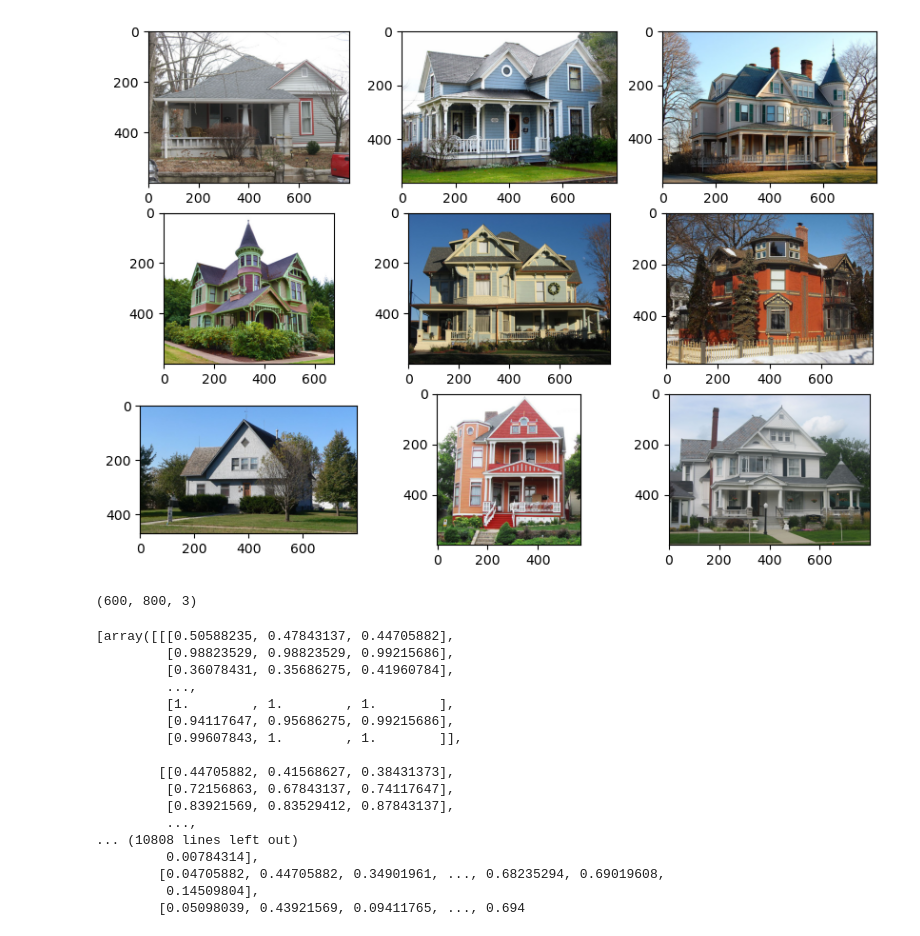
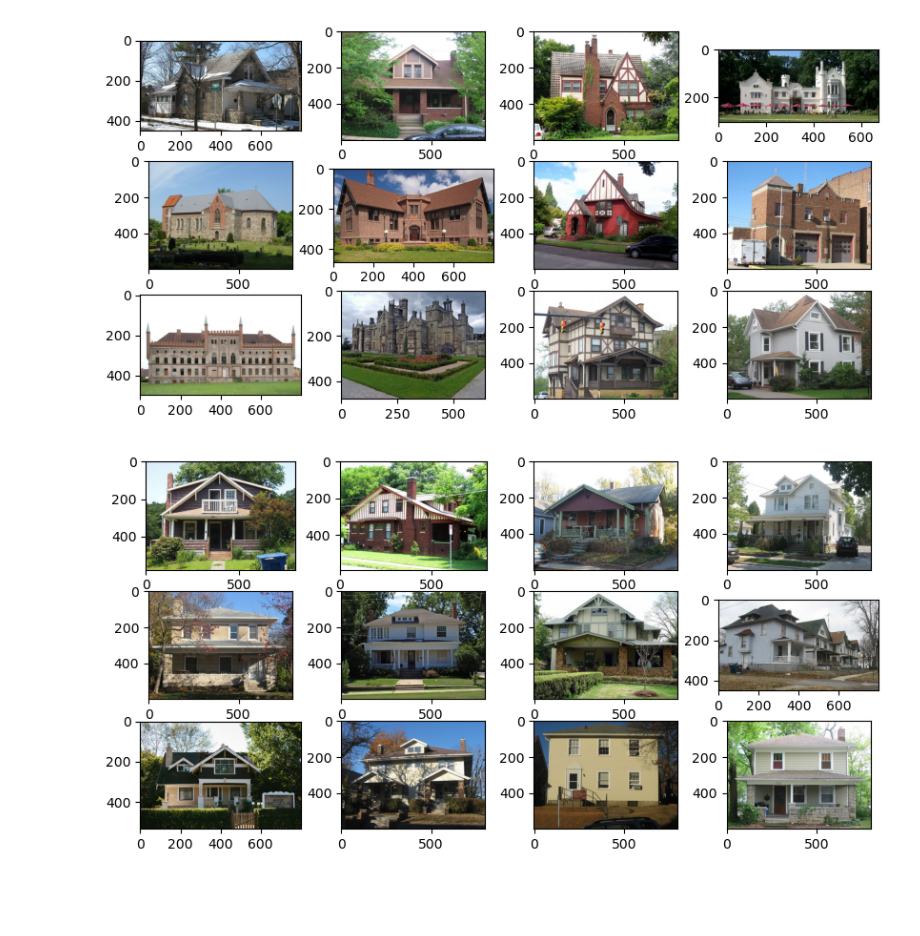
Before and after one commit to JuliaTinkey/Project-4-Home-Image-Classification, a Jupyter notebook: image_upload.ipynb, the cells around one changed output. Saved outputs shown, nothing was run; the diff lists cells and outputs as text; code cells hidden in the pictures; blank space fills up the shorter version.

Commit message:
working image upload file

```diff
--- a/image_upload.ipynb
+++ b/image_upload.ipynb
@@ -17,0 +22,15 @@ images = load_images_from_folder("Queen Anne architecture")
+# %%
+# Upload image sets
+imagesVic = load_images_from_folder("Queen Anne architecture")
+imagesTud = load_images_from_folder("Tudor Revival architecture")
+imagesCra = load_images_from_folder("American craftsman style")
+# %%
+fig = plt.figure(figsize=(10, 5))
+rows = 3
+columns = 4
+
+# Displays the first images from your list
+for i in range(1, columns*rows + 1):
+    fig.add_subplot(rows, columns, i)
+    plt.imshow(imagesVic[i-1])
+plt.show()
@@ -18,12 +39,12 @@ images = load_images_from_folder("Queen Anne architecture")
 # %%
-fig = plt.figure(figsize=(10, 7))
+fig = plt.figure(figsize=(10, 5))
 rows = 3
-columns = 3
+columns = 4
 
 # Displays the first 9 images from your list
 for i in range(1, columns*rows + 1):
     fig.add_subplot(rows, columns, i)
-    plt.imshow(images[i-1])
+    plt.imshow(imagesTud[i-1])
 plt.show()
 # %% [output]
-[figure, old version]
+[figure, new version]
@@ -33,4 +51,12 @@ numpy_images = [np.array(img) for img in images]
-# %%
-numpy_images[0]
-# %% [output]
-(600, 800, 3)
+# %%
+fig = plt.figure(figsize=(10, 5))
+rows = 3
+columns = 4
+
+# Displays the first 9 images from your list
+for i in range(1, columns*rows + 1):
+    fig.add_subplot(rows, columns, i)
+    plt.imshow(imagesCra[i-1])
+plt.show()
+# %% [output]
+[figure, added]
@@ -43,20 +96,0 @@ numpy_images = [img / 255.0 for img in numpy_images]
-# %%
-numpy_images
-# %% [output]
-[array([[[0.50588235, 0.47843137, 0.44705882],
-         [0.98823529, 0.98823529, 0.99215686],
-         [0.36078431, 0.35686275, 0.41960784],
-         ...,
-         [1.        , 1.        , 1.        ],
-         [0.94117647, 0.95686275, 0.99215686],
-         [0.99607843, 1.        , 1.        ]],
-
-        [[0.44705882, 0.41568627, 0.38431373],
-         [0.72156863, 0.67843137, 0.74117647],
-         [0.83921569, 0.83529412, 0.87843137],
-         ...,
-... (10808 lines left out)
-         0.00784314],
-        [0.04705882, 0.44705882, 0.34901961, ..., 0.68235294, 0.69019608,
-         0.14509804],
-        [0.05098039, 0.43921569, 0.09411765, ..., 0.694
```
Also changed, not shown: parts of 12 cells of this notebook.
